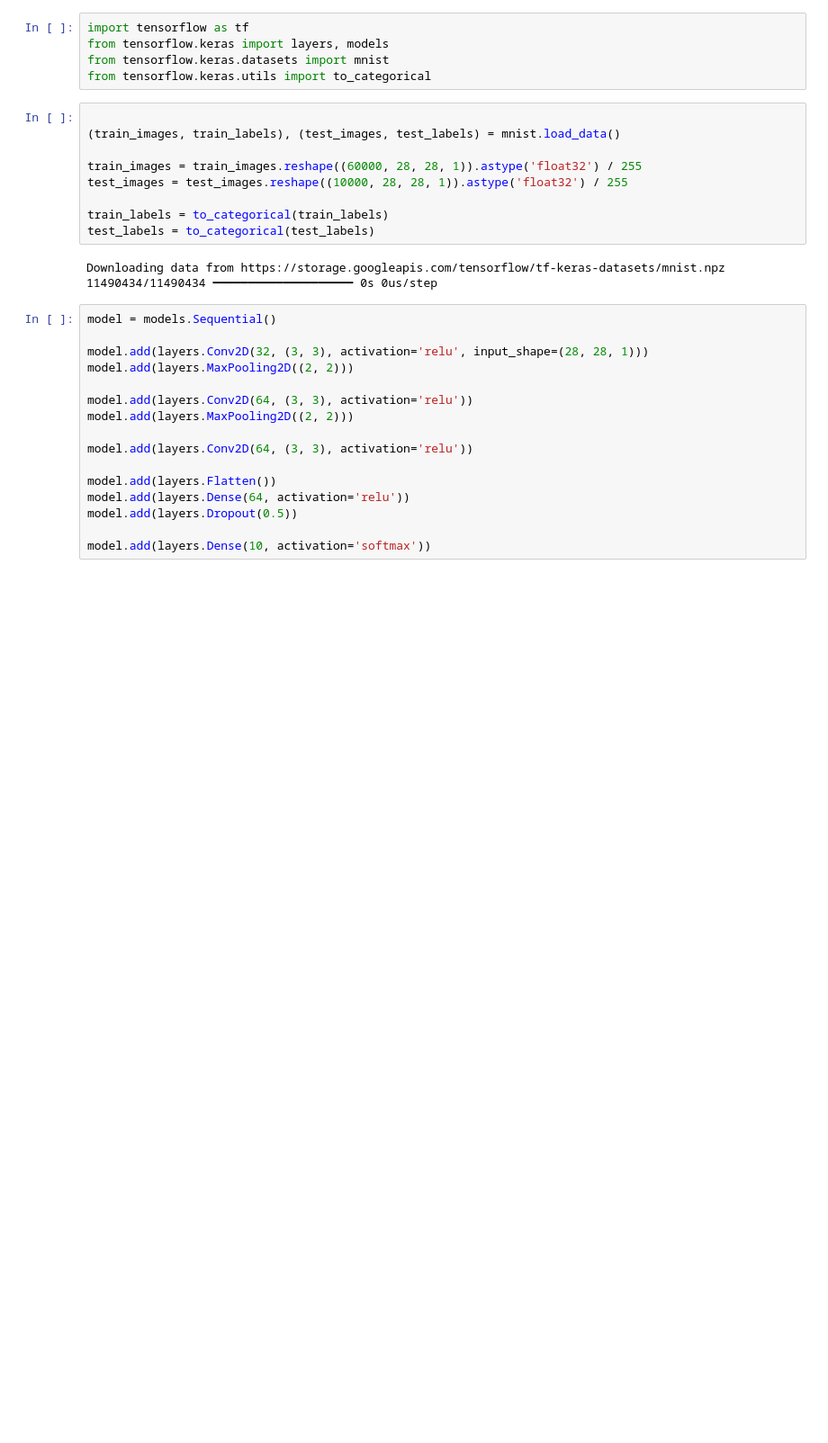
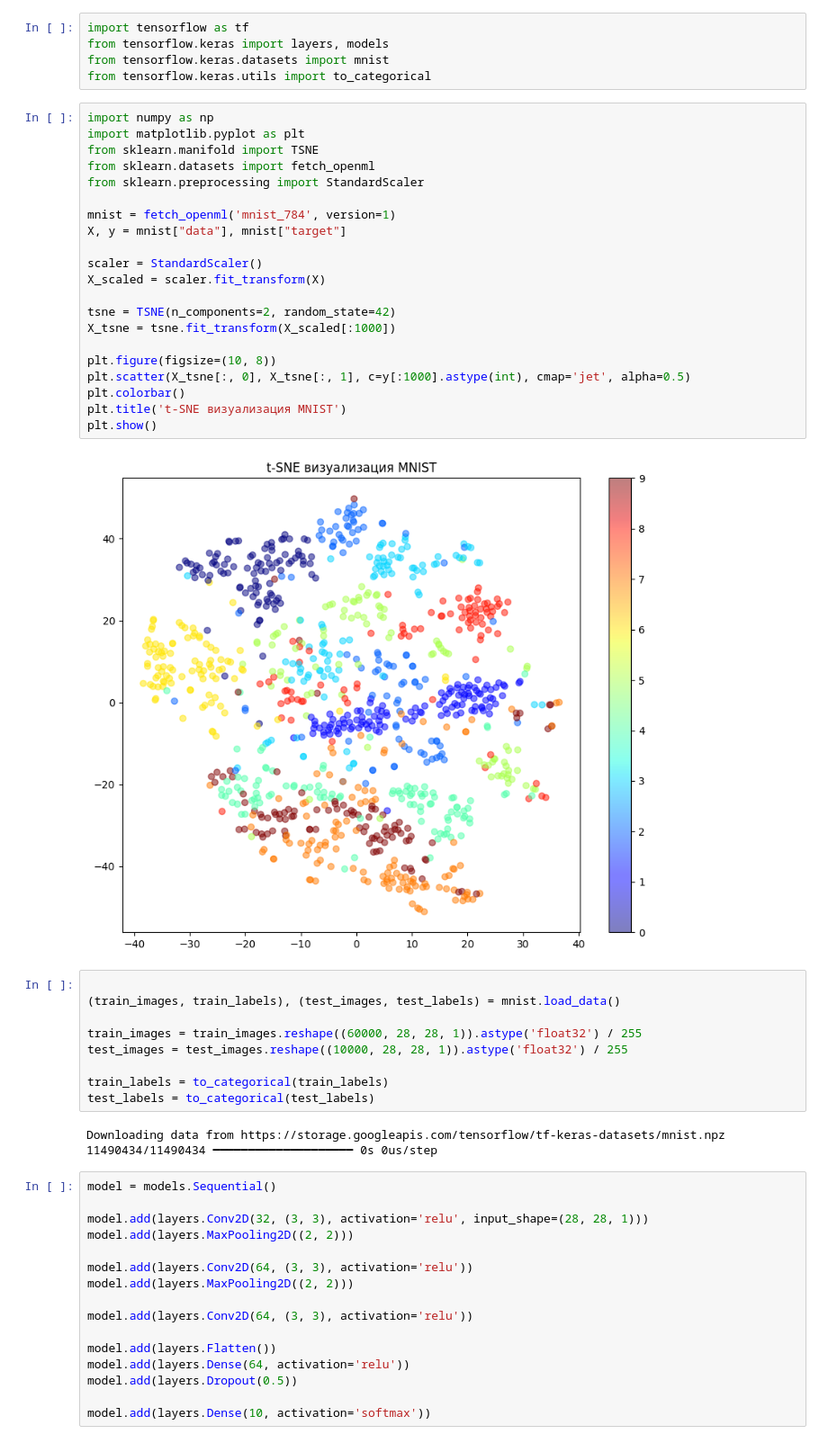
Before and after one commit to Slate2d/ML-notebooks, a Jupyter notebook: MNIST.ipynb, the cells around one changed output. Shown at 90% size. Saved outputs shown, nothing was run; the diff lists cells and outputs as text; blank space fills up the shorter version.

```diff
--- a/MNIST.ipynb
+++ b/MNIST.ipynb
@@ -5,6 +5,29 @@ import tensorflow as tf
 from tensorflow.keras import layers, models
 from tensorflow.keras.datasets import mnist
 from tensorflow.keras.utils import to_categorical
+# %%
+import numpy as np
+import matplotlib.pyplot as plt
+from sklearn.manifold import TSNE
+from sklearn.datasets import fetch_openml
+from sklearn.preprocessing import StandardScaler
+
+mnist = fetch_openml('mnist_784', version=1)
+X, y = mnist["data"], mnist["target"]
+
+scaler = StandardScaler()
+X_scaled = scaler.fit_transform(X)
+
+tsne = TSNE(n_components=2, random_state=42)
+X_tsne = tsne.fit_transform(X_scaled[:1000])
+
+plt.figure(figsize=(10, 8))
+plt.scatter(X_tsne[:, 0], X_tsne[:, 1], c=y[:1000].astype(int), cmap='jet', alpha=0.5)
+plt.colorbar()
+plt.title('t-SNE визуализация MNIST')
+plt.show()
+# %% [output]
+[figure, added]
 # %%
 
 (train_images, train_labels), (test_images, test_labels) = mnist.load_data()
```
